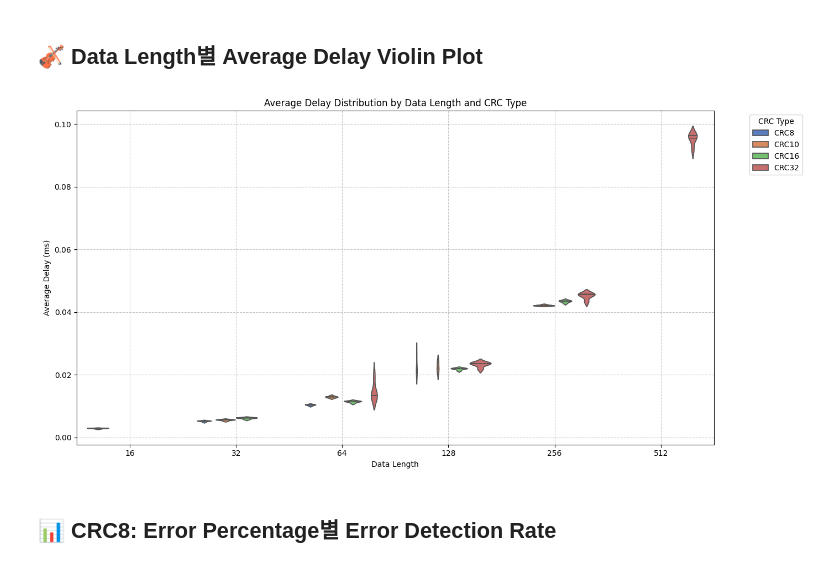
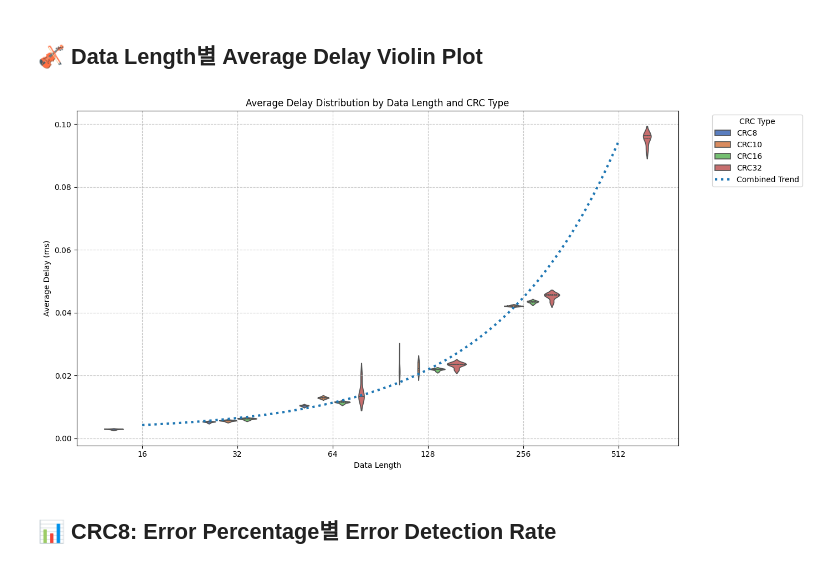
Before and after one commit to jysuhr/CRC_Simulation, a Jupyter notebook: CRC_analytics.ipynb, the cells around one changed output. Cells and saved outputs as stored; diff of their text form; code cells hidden in the pictures.

```diff
--- a/CRC_analytics.ipynb
+++ b/CRC_analytics.ipynb
@@ -100,17 +100,61 @@ plt.show()
 # %% [markdown]
 ## 🎻 Data Length별 Average Delay Violin Plot
 # %%
+import numpy as np
+from scipy.optimize import curve_fit
+import matplotlib.pyplot as plt
+import seaborn as sns
+
+# 지수 함수 정의
+def exponential_func(x, a, b, c):
+    return a * np.exp(b * x) + c
+
 plt.figure(figsize=(14, 7))
-sns.violinplot(data=df, x='DataLength', y='AverageDelay_ms', hue='CRC', palette='muted', inner='quartile')
+
+# 바이올린 플롯 그리기
+sns.violinplot(data=df, x='DataLength', y='AverageDelay_ms', hue='CRC',
+               palette='muted', inner='quartile')
+
+# 모든 CRC를 합친 데이터로 하나의 추세선 생성
+data_lengths_unique = df['DataLength'].unique()
+x_positions = {length: i for i, length in enumerate(data_lengths_unique)}
+
+# 모든 데이터 포인트 수집
+all_x = []
+all_y = []
+for length in data_lengths_unique:
+    length_data = df[df['DataLength'] == length]['AverageDelay_ms']
+    all_x.extend([x_positions[length]] * len(length_data))
+    all_y.extend(length_data.values)
+
+all_x = np.array(all_x)
+all_y = np.array(all_y)
+
+# 지수 함수 피팅
+try:
+    initial_guess = [0.355019, 0.000468, -0.355136]
+    popt, _ = curve_fit(exponential_func, all_x, all_y,
+                       p0=initial_guess, maxfev=10000)
+
+    # 추세선 그리기
+    x_line = np.linspace(min(all_x), max(all_x), 100)
+    y_line = exponential_func(x_line, *popt)
+
+    plt.plot(x_line, y_line, ':', linewidth=3,
+            label='Combined Trend')
+
+except RuntimeError:
+    print("Could not fit exponential curve")
+
 plt.title('Average Delay Distribution by Data Length and CRC Type')
 plt.xlabel('Data Length')
 plt.ylabel('Average Delay (ms)')
 plt.grid(True, linestyle='--', alpha=0.7)
 plt.legend(title='CRC Type', bbox_to_anchor=(1.05, 1), loc='upper left')
 plt.tight_layout()
 plt.show()
 # %% [output]
-[figure, old version]
+[figure, new version]
 # %% [markdown]
 ## 📊 CRC8: Error Percentage별 Error Detection Rate
 # %%
```
Also changed, not shown: parts of 4 cells of this notebook.
